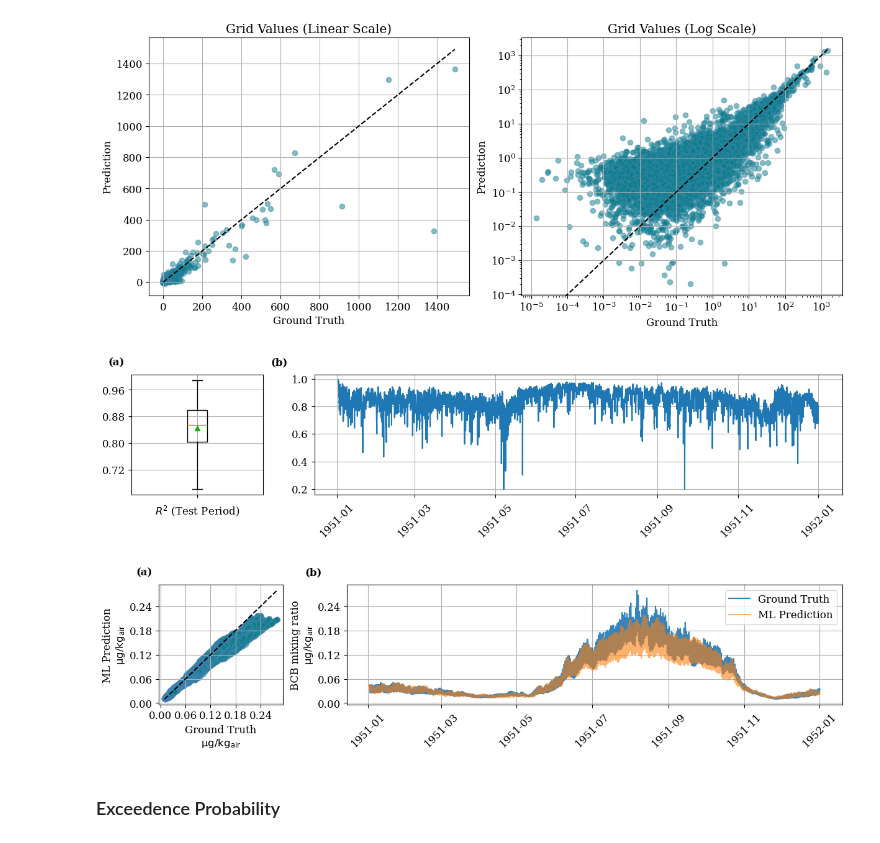
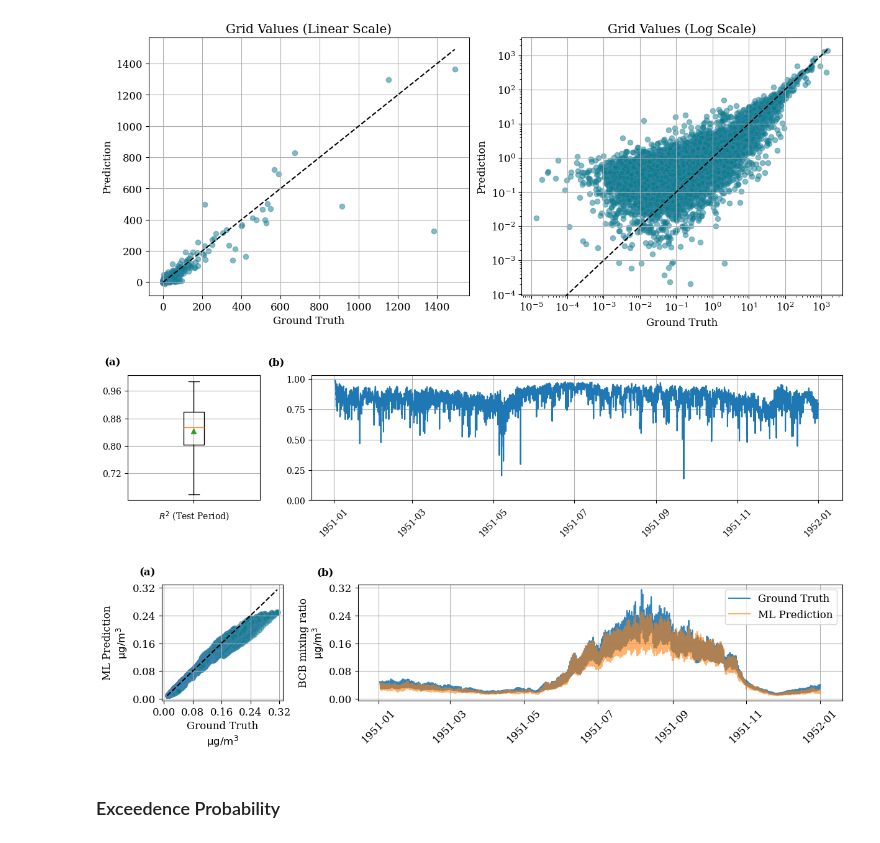
Before and after one commit to smhassanerfani/nasa-niswan, a Jupyter notebook: test.ipynb, the cells around one changed output. Saved outputs shown, nothing was run; the diff lists cells and outputs as text; code cells hidden in the pictures.

```diff
--- a/test.ipynb
+++ b/test.ipynb
@@ -50,16 +64,16 @@ for idx, model in enumerate(sorted_contents):
 # %%
-model_index = 0
+model_index = 1
 model_name  = sorted_contents[model_index]
 
-save_figure = False
+save_figure = True
 
 # Read the YAML/CKPT files
 snapshot_dir = os.path.join(models_path_root, model_name)
 config_filepath = glob.glob(os.path.join(snapshot_dir, "version_*", "hparams.yaml"))[0]
 checkpoint_path = glob.glob(os.path.join(snapshot_dir, "version_*", "checkpoints", "*.ckpt"))[0]
 
-with open(config_filepath, 'r') as config_filepath:
-    hyperparams = yaml.load(config_filepath, Loader=yaml.FullLoader)
+with open(config_filepath, 'r') as config_file:
+    hyperparams = yaml.load(config_file, Loader=yaml.FullLoader)
 
 model_args = hyperparams['model_args']
 data_args = hyperparams['data_args']
@@ -94,7 +169,7 @@ species: bcb
 ### Load Dataset and Model
 # %%
 dataset = E33OMA(period='test', species=data_args['species'], padding=data_args['padding'], sequence_length=data_args['sequence_length'])
-dataloader = DataLoader(dataset, batch_size=1, shuffle=False) # , num_workers=4, pin_memory=True, persistent_workers=True)
+dataloader = DataLoader(dataset, batch_size=16, shuffle=False , num_workers=4, pin_memory=True, persistent_workers=True)
 # %%
 net = STMLightning.load_from_checkpoint(
     checkpoint_path=checkpoint_path,
@@ -125,6 +200,9 @@ STMLightning(
 total_samples = len(dataloader.dataset)
 GTs = torch.empty((total_samples, 1, 1, 90, 144), dtype=torch.float32)
 PDs = torch.empty((total_samples, 1, 1, 90, 144), dtype=torch.float32)
+
+y_avg = torch.tensor(dataset.vs['bc_conc']['mean'], dtype=torch.float32)
+y_std = torch.tensor(dataset.vs['bc_conc']['std'], dtype=torch.float32)
 
 sample_index = 0
 with torch.no_grad():
@@ -140,8 +218,8 @@ with torch.no_grad():
                   data_args['padding'][0]:data_args['padding'][0]+data_args['size'][0],
                   data_args['padding'][1]:data_args['padding'][1]+data_args['size'][1]]
 
-        GTs[sample_index:sample_index+batch_size] = (y * dataset.y_std) + dataset.y_mean
-        PDs[sample_index:sample_index+batch_size] = (p * dataset.y_std) + dataset.y_mean
+        GTs[sample_index:sample_index+batch_size] = (y * y_std) + y_avg
+        PDs[sample_index:sample_index+batch_size] = (p * y_std) + y_avg
 
         sample_index += batch_size
 
@@ -165,6 +243,16 @@ with open(os.path.join(snapshot_dir, 'test-results.npy'), mode='rb') as f:
 print(GTs.shape, PDs.shape)
 # %% [output]
 (17473, 1, 1, 90, 144) (17473, 1, 1, 90, 144)
+# %%
+path = '/home/serfani/serfani_data1/E33OMA/ANN1951.xaijE33oma_ai.nc'
+ds_annual = xr.open_dataset(path, decode_times=False)
+prsurf = ds_annual['prsurf'].values * 100 # Convert pressure from hectopascals (hPa) to pascals (Pa).
+tsavg = ds_annual['tsavg'].values + 273.15 # Convert temperature from Kelvin to Celsius.
+R_d = 287.055 # Specific gas constant for dry air in J/(kg·K)
+rho = prsurf / (R_d * tsavg) # Calculate air density in kg/m^3
+
+GTs = GTs * 0.01 * rho # Convert from mixing ratio (kg/kg_air x 10^-11) to micrograms per cubic meter (μg/m^3)
+PDs = PDs * 0.01 * rho # Convert from mixing ratio (kg/kg_air x 10^-11) to micrograms per cubic meter (μg/m^3)
 # %%
 def r_squared_temporal(gts, pds):
 
@@ -249,29 +330,40 @@ plt.show()
 # %%
 from matplotlib.ticker import MaxNLocator
 
 fig, (ax2, ax3) = plt.subplots(ncols=2, figsize=(12, 3), constrained_layout=True, gridspec_kw={'width_ratios':[1, 4]})
 
 v3 = r_squared_temporal(GTs, PDs)['r_squared'].values
+v3[v3 < 0] = 0
 time = dataset.datetimeindex[:]
 
 ax2.boxplot(v3, showmeans=True, showfliers=False)
 ax2.set_xticklabels([])
 ax2.set_xlabel(r'$R^2$ (Test Period)')
 ax2.yaxis.set_major_locator(MaxNLocator(nbins=6))
 ax2.text(-0.05, 1.15, '(a)', transform=ax2.transAxes, fontsize=12, fontweight='bold', va='top', ha='right')
 ax2.grid()
 
 ax3.plot(time, v3)
 ax3.tick_params(axis='x', labelrotation=45)
+ax3.yaxis.set_major_locator(MaxNLocator(nbins=6))
+ax3.set_yticks([0, 0.25, 0.5, 0.75, 1])  # Set y-axis ticks
 ax3.text(-0.05, 1.15, '(b)', transform=ax3.transAxes, fontsize=12, fontweight='bold', va='top', ha='right')
 ax3.grid()
+
+# Add tick labels for 12 months
+# month_indices = range(0, 17520, 17520 // 12)
+# month_names = ['Jan', 'Feb', 'Mar', 'Apr', 'May', 'Jun', 'Jul', 'Aug', 'Sep', 'Oct', 'Nov', 'Dec']
+
+# ax3.set_xticks(month_indices)
+# ax3.set_xticklabels(month_names, rotation=45)
+
 
 if save_figure:
     plt.savefig(os.path.join(snapshot_dir, '01-r2_temporal_test.png'))
 
 plt.show()
 # %% [output]
-[figure, old version]
+[figure, new version]
 # %%
 # Define the r_squared_spatial function
 def r_squared_spatial(real_data, model_output):
@@ -319,8 +409,8 @@ ax1.yaxis.set_major_locator(MaxNLocator(nbins=5))
 ax1.xaxis.set_major_locator(MaxNLocator(nbins=5))
 
 # BCB mixing ratio
-ax1.set_xlabel(r'Ground Truth' '\n' r'$\mathrm{\mu g} / \mathrm{kg}_{\mathrm{air}}$', fontsize=12)
-ax1.set_ylabel(r'ML Prediction' '\n' r'$\mathrm{\mu g} / \mathrm{kg}_{\mathrm{air}}$', fontsize=12)
+ax1.set_xlabel(r'Ground Truth' '\n' r'$\mathrm{\mu g} / \mathrm{m}^{\mathrm{3}}$', fontsize=12)
+ax1.set_ylabel(r'ML Prediction' '\n' r'$\mathrm{\mu g} / \mathrm{m}^{\mathrm{3}}$', fontsize=12)
 
 ax1.text(-0.05, 1.15, '(a)', transform=ax1.transAxes, fontsize=12, fontweight='bold', va='top', ha='right')
 ax1.grid()
@@ -329,7 +419,7 @@ ax3.plot(dataset.datetimeindex, avgGT, alpha=0.9, label='Ground Truth')
 ax3.plot(dataset.datetimeindex, avgPD, alpha=0.6, label='ML Prediction')
 
 ax3.yaxis.set_major_locator(MaxNLocator(nbins=5))
-ax3.set_ylabel(r'BCB mixing ratio' '\n' r'$\mathrm{\mu g} / \mathrm{kg}_{\mathrm{air}}$', fontsize=12)
+ax3.set_ylabel(r'BCB mixing ratio' '\n' r'$\mathrm{\mu g} / \mathrm{m}^{\mathrm{3}}$', fontsize=12)
 ax3.tick_params(axis='x', labelrotation=45)
 
 ax3.text(-0.05, 1.15, '(b)', transform=ax3.transAxes, fontsize=12, fontweight='bold', va='top', ha='right')
@@ -342,7 +432,7 @@ if save_figure:
 
 plt.show()
 # %% [output]
-[figure, old version]
+[figure, new version]
 # %% [markdown]
 ### Exceedence Probability
 # %%
```
Also changed, not shown: parts of 27 cells of this notebook, 10 other files.
